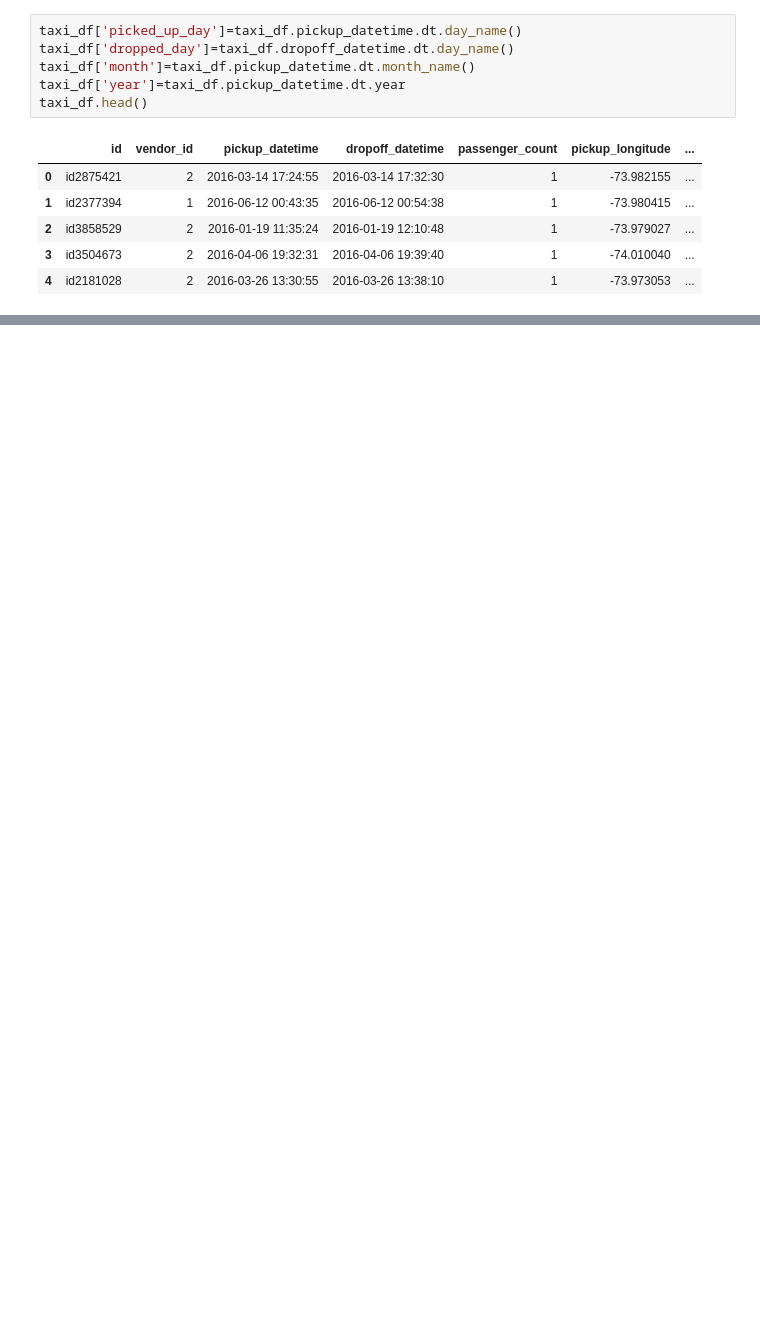
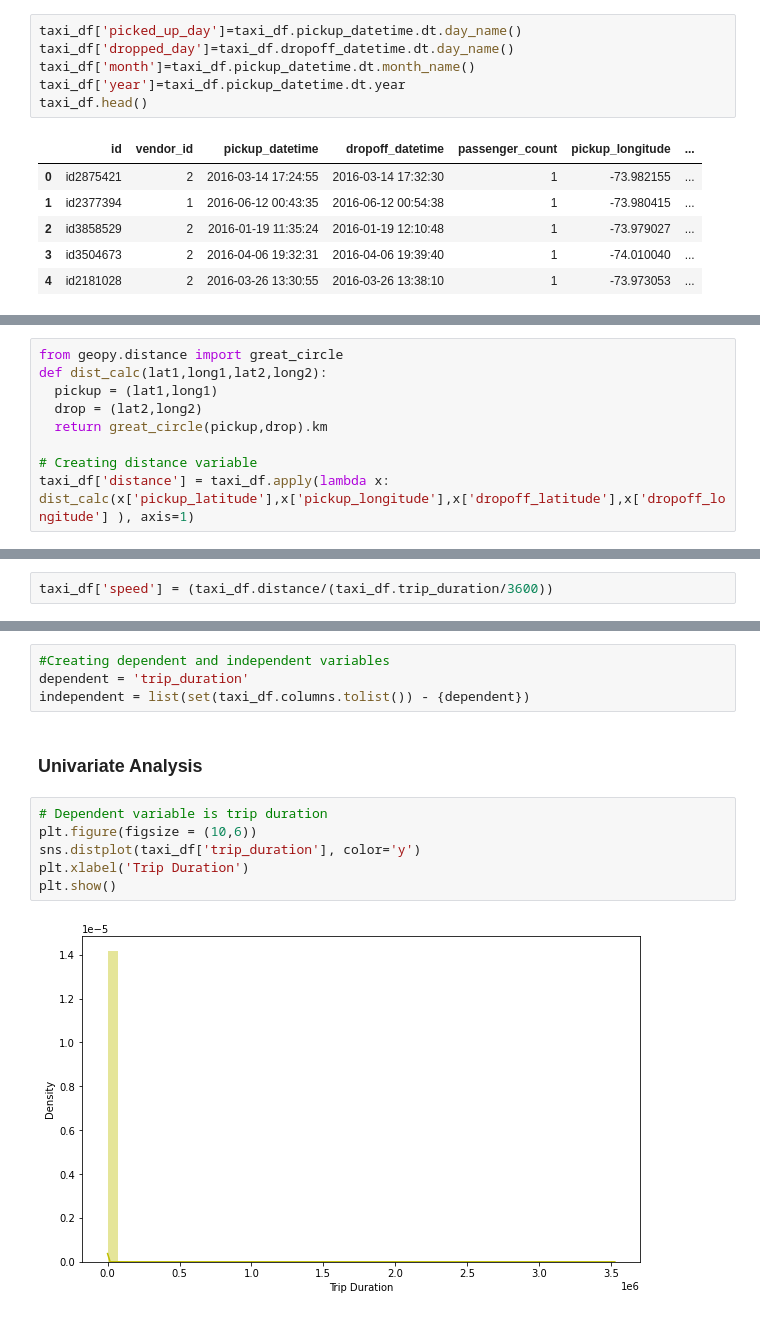
Before and after one commit to Ajay0110/NYC-Taxi-Trip-Time-Prediction, a Jupyter notebook: NYC_Taxi_Trip_Time_Prediction_Capstone_Project.ipynb, the cells around one changed output, grey strips where cells are left out. Cells and saved outputs as stored; diff of their text form; blank space fills up the shorter version.

```diff
--- a/NYC_Taxi_Trip_Time_Prediction_Capstone_Project.ipynb
+++ b/NYC_Taxi_Trip_Time_Prediction_Capstone_Project.ipynb
@@ -194,0 +202,9 @@ taxi_df.head()
+# %%
+from geopy.distance import great_circle
+def dist_calc(lat1,long1,lat2,long2):
+  pickup = (lat1,long1)
+  drop = (lat2,long2)
+  return great_circle(pickup,drop).km
+
+# Creating distance variable
+taxi_df['distance'] = taxi_df.apply(lambda x: dist_calc(x['pickup_latitude'],x['pickup_longitude'],x['dropoff_latitude'],x['dropoff_longitude'] ), axis=1)
@@ -194,0 +224,2 @@ taxi_df.head()
+# %%
+taxi_df['speed'] = (taxi_df.distance/(taxi_df.trip_duration/3600))
@@ -194,0 +236,14 @@ taxi_df.head()
+# %%
+#Creating dependent and independent variables
+dependent = 'trip_duration'
+independent = list(set(taxi_df.columns.tolist()) - {dependent})
+# %% [markdown]
+### Univariate Analysis
+# %%
+# Dependent variable is trip duration
+plt.figure(figsize = (10,6))
+sns.distplot(taxi_df['trip_duration'], color='y')
+plt.xlabel('Trip Duration')
+plt.show()
+# %% [output]
+[figure, added]
```
Also changed, not shown: parts of 12 cells of this notebook.
